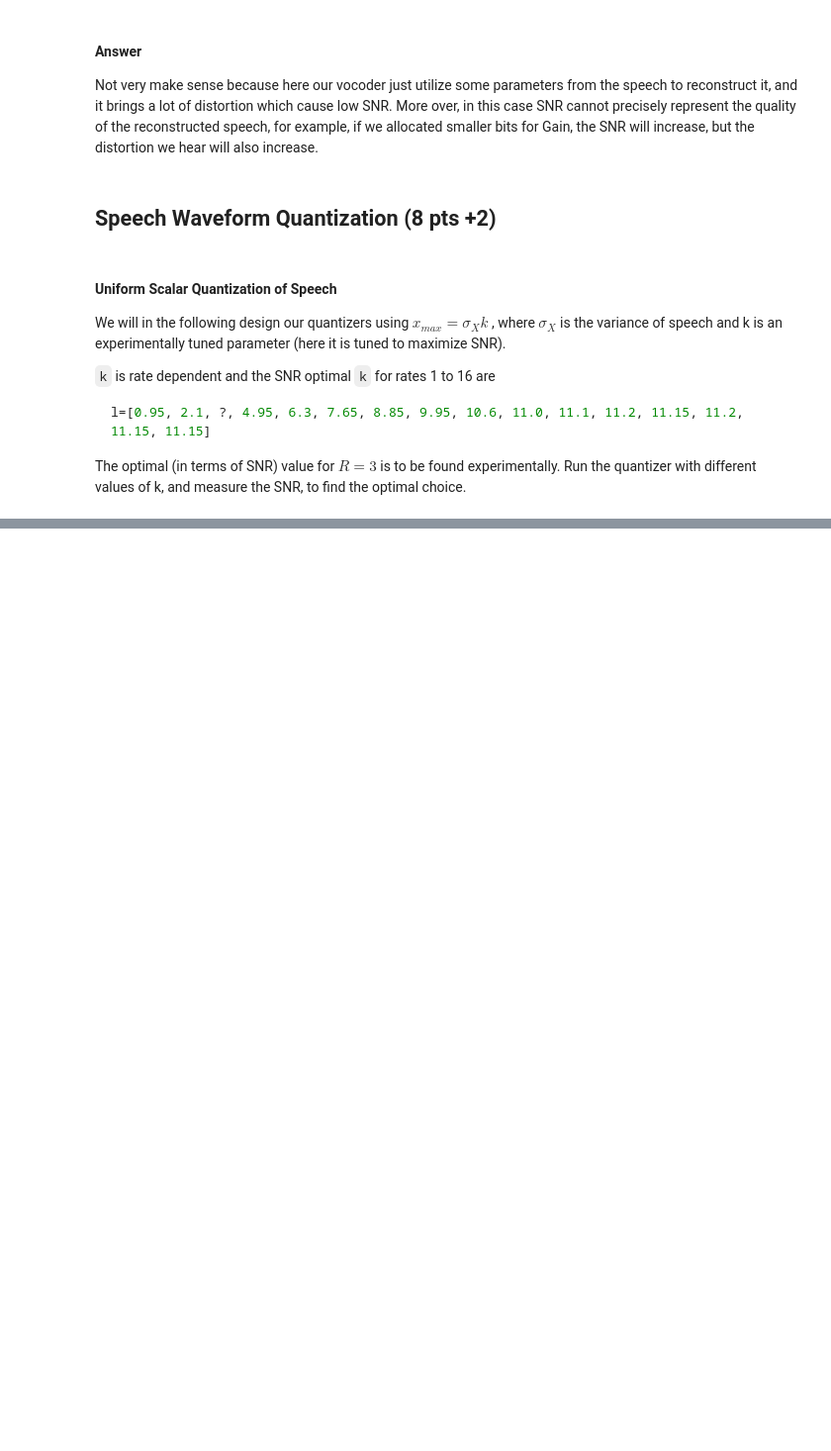
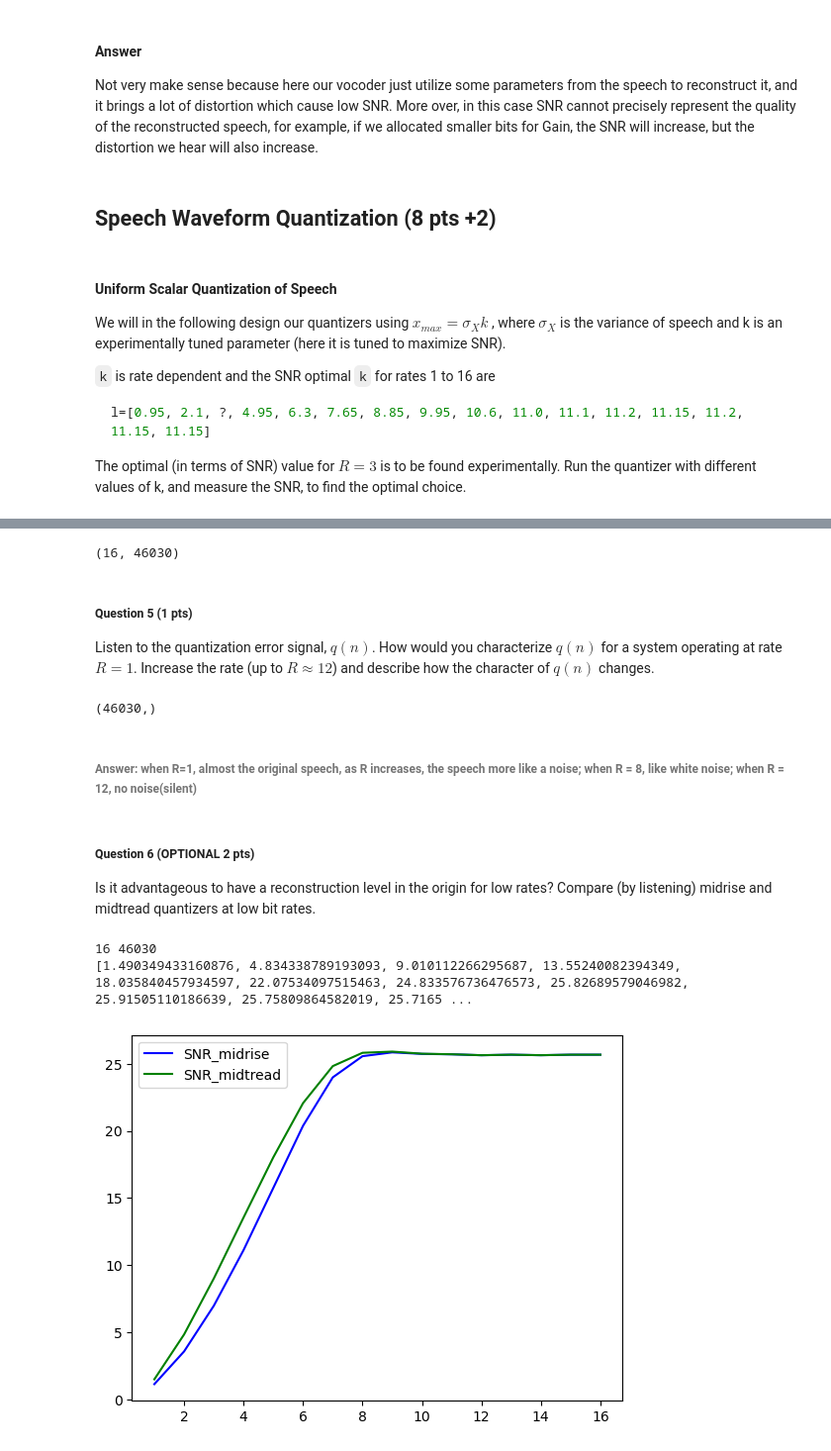
Before and after one commit to ChentingZ0/HangqChenting_speech_pro2, a Jupyter notebook: assignment2_zct.ipynb, the cells around one changed output, grey strips where cells are left out. Shown at 99% size. Drawn from its saved outputs; the diff is of its cells as text; code cells hidden in the pictures; blank space fills up the shorter version.

```diff
--- a/assignment2_zct.ipynb
+++ b/assignment2_zct.ipynb
@@ -606,0 +668,46 @@ print(SNR)
+# %%
+fs = 8000
+# print(outq_real_array.shape)
+nbit_select = 8
+play_wav(outq_real_array[nbit_select-1,:],fs)
+# %% [output]
+(16, 46030)
+# %% [markdown]
+##### Question 5 (1 pts)
+
+Listen to the quantization error signal, $q(n)$.
+How would you characterize $q(n)$ for a system operating at rate $R = 1$.
+Increase the rate (up to $R \approx 12$) and describe how the character of $q(n)$ changes.
+# %%
+R = 8
+q = outq_real_array[R-1,:]- np.squeeze(speech_data)
+print(q.shape)
+play_wav(q,fs)
+# %% [output]
+(46030,)
+# %% [markdown]
+###### Answer: when R=1, almost the original speech, as R increases, the speech more like a noise; when R = 8, like white noise; when R = 12, no noise(silent)
+# %% [markdown]
+##### Question 6 (OPTIONAL 2 pts)
+
+Is it advantageous to have a reconstruction level in the origin for low rates?
+Compare (by listening) midrise and midtread quantizers at low bit rates.
+# %%
+# mid-tread quantizer
+m2 = []
+m2 = [x_max_real_list[i] / 2**n_bits_list[i] for i in range(0,16)]
+idx_real_list2 = [sq_enc(speech_data, n_bits_list[i], x_max_real_list[i], m2[i]) for i in range(0,16)]
+outq_real_list2 = [sq_dec(idx_real_list2[i], n_bits_list[i], x_max_real_list[i], m2[i]) for i in range(0,16)]
+outq_real_array2 = np.array(outq_real_list2)
+print(len(outq_real_list2),len(outq_real_list2[0]))
+SNR_real_list2 = [10*np.log10(np.var(speech_data)/np.var(outq_real_array2[i,:]- np.squeeze(speech_data))) for i in range(0, outq_real_array2.shape[0])]
+print(SNR_real_list2)
+plt.figure()
+line7, = plt.plot(n_bits_list, SNR_real_list, color='blue')
+line8, = plt.plot(n_bits_list, SNR_real_list2, color='green')
+plt.legend([line5, line6], ["SNR_midrise", "SNR_midtread"], loc='upper left')
+plt.show()
+# %% [output]
+16 46030
+[1.490349433160876, 4.834338789193093, 9.010112266295687, 13.55240082394349, 18.035840457934597, 22.07534097515463, 24.833576736476573, 25.82689579046982, 25.91505110186639, 25.75809864582019, 25.7165 ...
+[figure, added]
```
Also changed, not shown: parts of 13 cells of this notebook, 1 other file.
